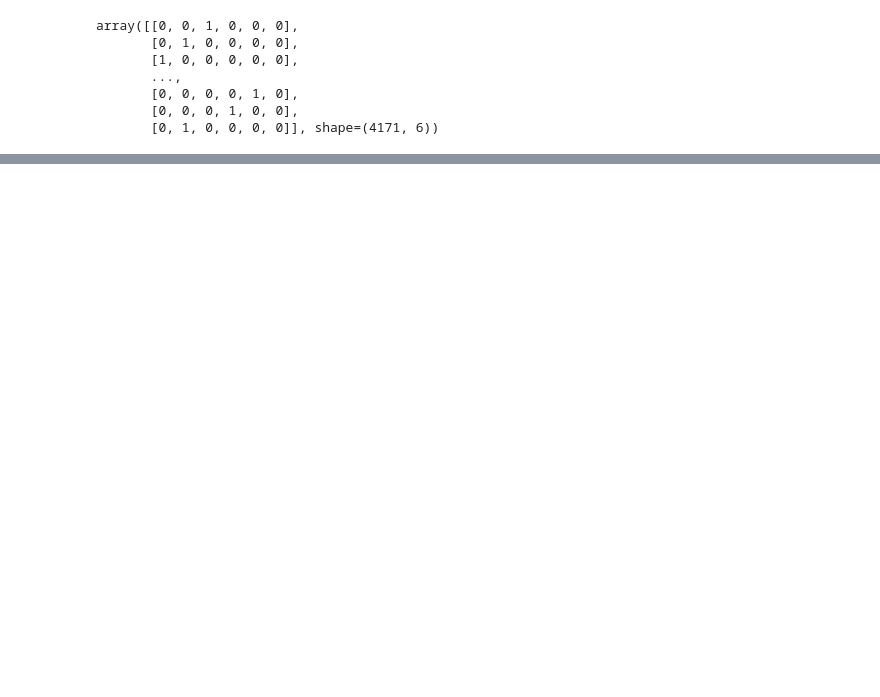
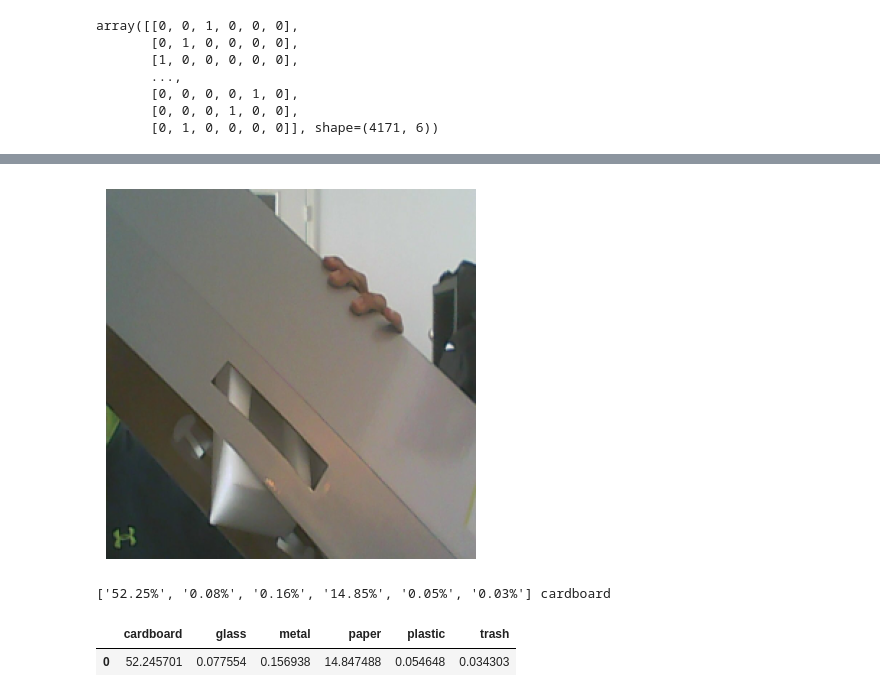
Before and after one commit to A-Francoise/garbage_classification, a Jupyter notebook: garbage_classification.ipynb, the cells around one changed output, grey strips where cells are left out. Cells and saved outputs as stored; diff of their text form; code cells hidden in the pictures; blank space fills up the shorter version.

```diff
--- a/garbage_classification.ipynb
+++ b/garbage_classification.ipynb
@@ -404,0 +616,20 @@ F1-score: 0.9228
+# %%
+img, preds = predict_on_file(
+    model=garbage_cnn,
+    image_path="/home/arnaud/Pictures/Camera/Photo from 2025-09-25 12-19-29.650015.jpeg"
+)
+preds
+# Exemple : features = np.random.rand(224,224,3)
+plt.imshow(img[0])
+plt.axis('off')  # cacher les axes
+plt.show()
+
+
+label_str = one_hot_decode(one_hot=preds[0])
+arr_percent = preds * 100
+preds_df = pd.DataFrame(arr_percent, columns=CLASSES)
+# print(preds_df)
+formatted = ["{:.2f}%".format(x) for x in arr_percent[0]]
+print(formatted, label_str)
+preds_df
+# %% [output]
@@ -404,0 +637,4 @@ F1-score: 0.9228
+[figure, added]
+['52.25%', '0.08%', '0.16%', '14.85%', '0.05%', '0.03%'] cardboard
+|  | cardboard | glass | metal | paper | plastic | trash |
+| 0 | 52.245701 | 0.077554 | 0.156938 | 14.847488 | 0.054648 | 0.034303 |
```
Also changed, not shown: parts of 31 cells of this notebook.
